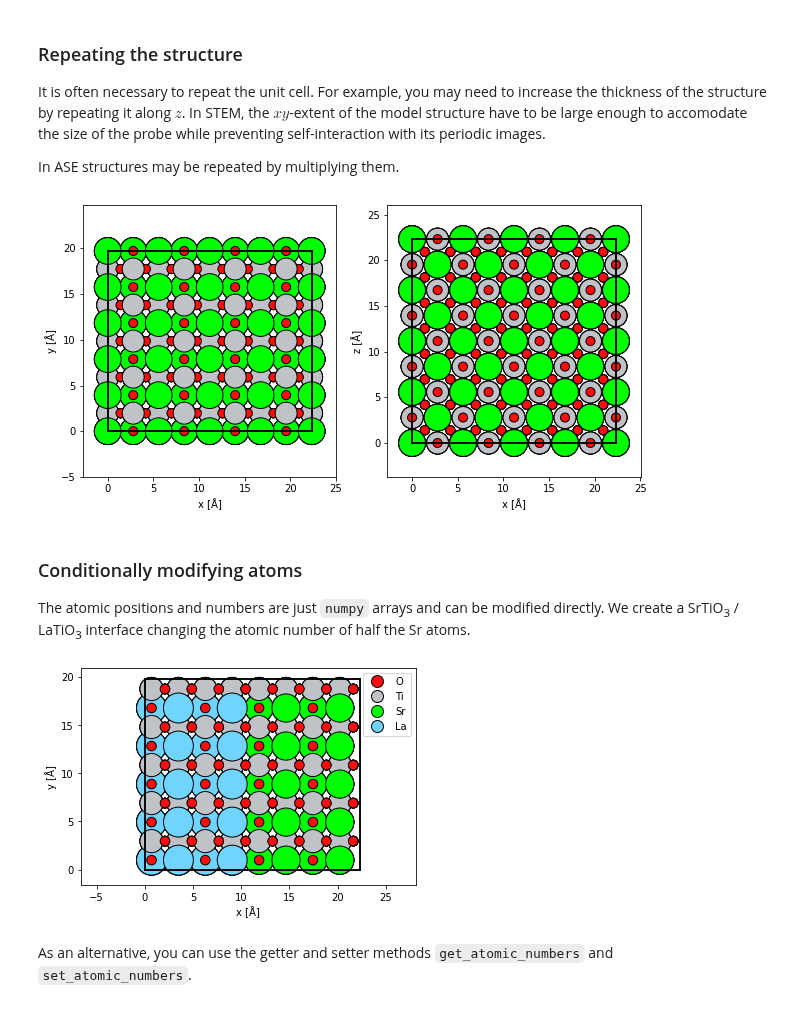
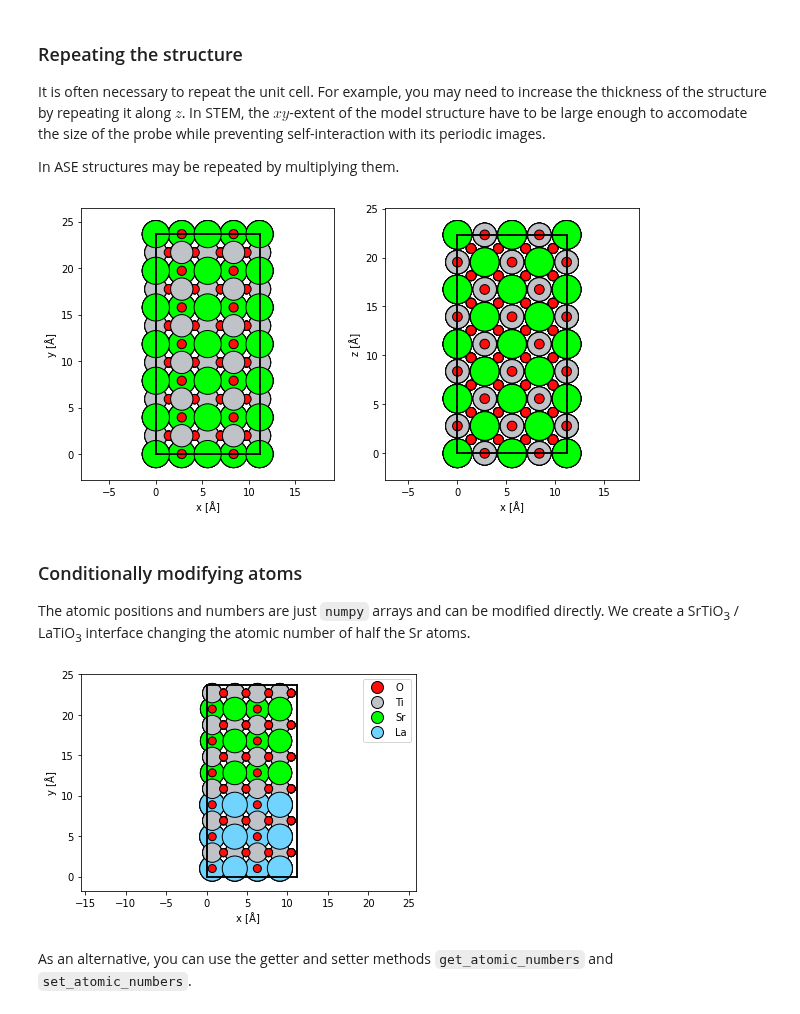
Before and after one commit to abTEM/abTEM, a Jupyter notebook: docs/user_guide/walkthrough/atomic_models.ipynb, the cells around one changed output. Cells and saved outputs as stored; diff of their text form; code cells hidden in the pictures.

```diff
--- a/docs/user_guide/walkthrough/atomic_models.ipynb
+++ b/docs/user_guide/walkthrough/atomic_models.ipynb
@@ -153,7 +153,7 @@ abtem.show_atoms(centered_nanoparticle);
 
 Rotating the nanoparticle without considering the unit cell was only possible because the structure did not require periodicity. For periodic structures, we can use [`surface`](https://wiki.fysik.dtu.dk/ase/ase/build/surface.html#create-specific-non-common-surfaces) function for picking the [zone axis](https://en.wikipedia.org/wiki/Zone_axis) of a given structure by providing the Miller indices. Below we create a SrTiO<sub>3</sub> structure in the (110) zone axis.
 # %%
-srtio3_110 = build.surface(srtio3, indices=(1, 1, 0), layers=4, periodic=True)
+srtio3_110 = build.surface(srtio3, indices=(1, 1, 0), layers=2, periodic=True)
 
 abtem.show_atoms(srtio3_110, plane='xy', show_periodic=True, scale=.5);
 # %% [output]
@@ -169,13 +169,13 @@ It is often necessary to repeat the unit cell. For example, you may need to incr
 
 In ASE structures may be repeated by multiplying them.
 # %%
-repeated_srtio3 = srtio3_110 * (4, 5, 2)
+repeated_srtio3 = srtio3_110 * (2, 6, 4)
 
 _, (ax1, ax2) = plt.subplots(1, 2, figsize = (10, 5))
 abtem.show_atoms(repeated_srtio3, ax=ax1, show_periodic=True)
 abtem.show_atoms(repeated_srtio3, ax=ax2, plane='xz', show_periodic=True);
 # %% [output]
-[figure, old version]
+[figure, new version]
 # %% [markdown]
 ### Conditionally modifying atoms
 
@@ -187,7 +187,7 @@ sto_lto_interface = repeated_srtio3.copy()
 mask_sr = sto_lto_interface.numbers == 38
 
 # select atoms to the left of center
-mask_left_side = sto_lto_interface.positions[:, 0] < sto_lto_interface.cell[0,0] / 2
+mask_left_side = sto_lto_interface.positions[:, 1] < sto_lto_interface.cell[1,1] / 2
 
 # combine selection
 mask_combined = mask_sr * mask_left_side
@@ -199,7 +199,7 @@ sto_lto_interface.center()
 
 abtem.show_atoms(sto_lto_interface, show_periodic=True, legend=True);
 # %% [output]
-[figure, old version]
+[figure, new version]
 # %%
 write('data/STO_LTO.cif', sto_lto_interface)
 # %% [markdown]
```
Also changed, not shown: parts of 7 cells of this notebook, 20 other files.
